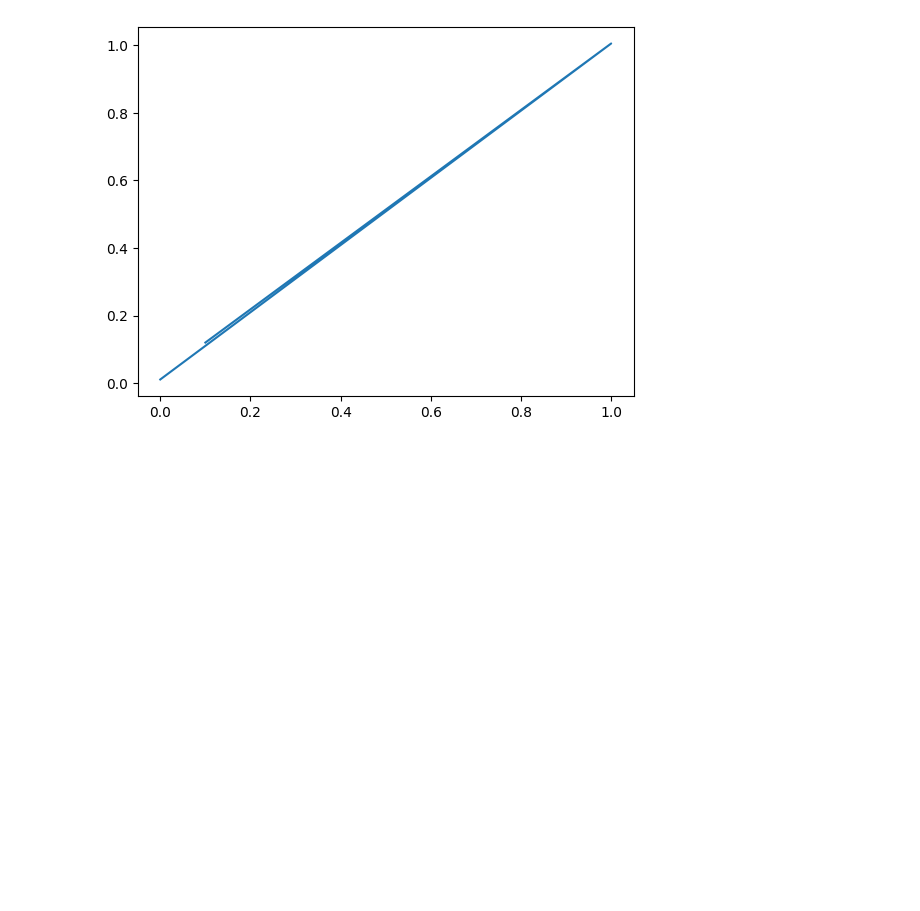
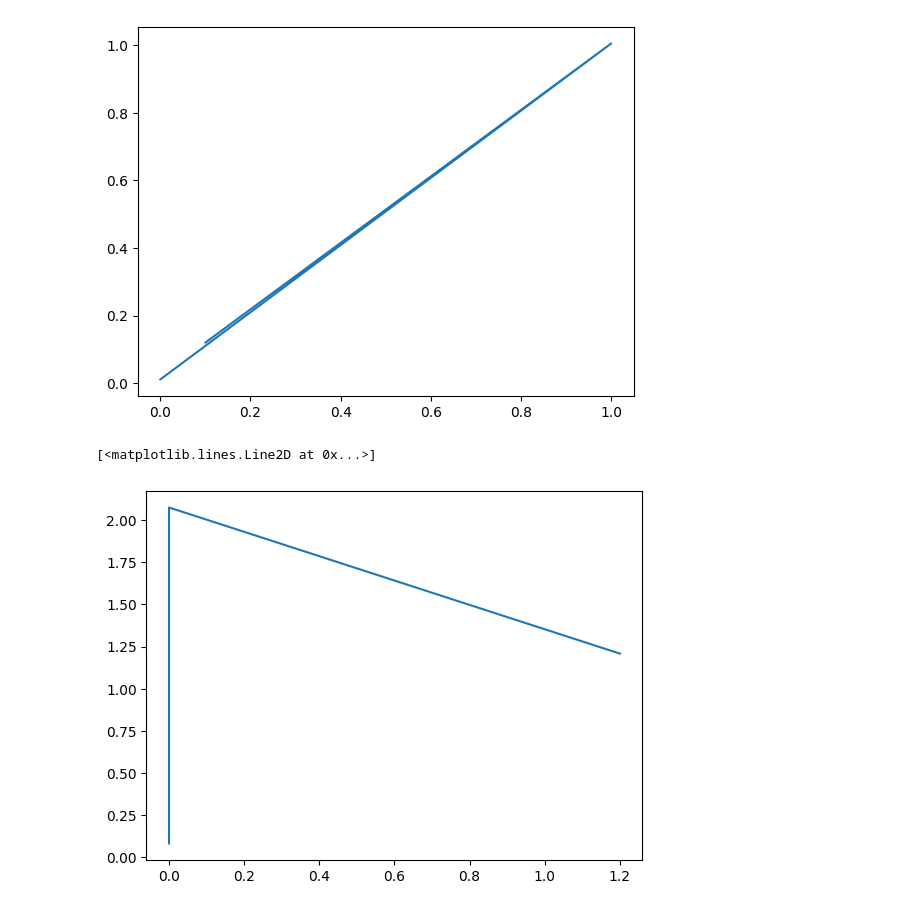
Before and after one commit to DonSheddow/TMA4215-project2, a Jupyter notebook: main.ipynb, the cells around one changed output. Cells and saved outputs as stored; diff of their text form; code cells hidden in the pictures; blank space fills up the shorter version.

Commit message:
tokamak system

```diff
--- a/main.ipynb
+++ b/main.ipynb
@@ -60 +70,23 @@ v0_particle = np.array([0.09, 0.05, 0.20], dtype=float)
+# %%
+def B_tokamak(x):
+    x1,x2,x3 = x
+    b1 = -(2*x1 + x1*x3)/(2*(x1**2+x2**2))
+    b2 = (2*x1 - x2*x3)/(2*(x1**2+x2**2))
+    b3 = (np.sqrt(x1**2 + x2**2) - 1)/(2*np.sqrt(x1**2+x2**2))
+    return np.array([b1, b2, b3])
+
+def A_tokamak(x):
+    x1,x2,x3 = x
+    a2 = (x1 - np.log(np.sqrt(x1**2 + x2**2) + x1))/2
+    a3 = (x3*np.arctan2(x2, x1) + np.log(x1**2 + x2**2))/(-2)
+    return np.array([0, a2, a3])
+
+def U_tokamak(x):
+    return 0
+
+def gradU_tokamak(x):
+    return np.array([0, 0, 0])
+
+x0_tokamak = np.array([1.2, 0, 0], dtype=float)
+v0_tokamak = np.array([0, 4.816e-4, 2.059e-3], dtype=float)
 # %%
@@ -64,3 +96,10 @@ plt.plot(sol[1][0],sol[1][1])
 # %% [output]
 [<matplotlib.lines.Line2D at 0x...>]
 [figure]
+# %%
+rk4_tokamak_sol = rk4(10**3, 0.1, v0_tokamak, x0_tokamak, B_tokamak, A_tokamak, U_tokamak, gradU_tokamak)
+# %%
+plt.plot(rk4_tokamak_sol[1][0], rk4_tokamak_sol[1][1])
+# %% [output]
+[<matplotlib.lines.Line2D at 0x...>]
+[figure, added]
```
Also changed, not shown: parts of 4 cells of this notebook.
